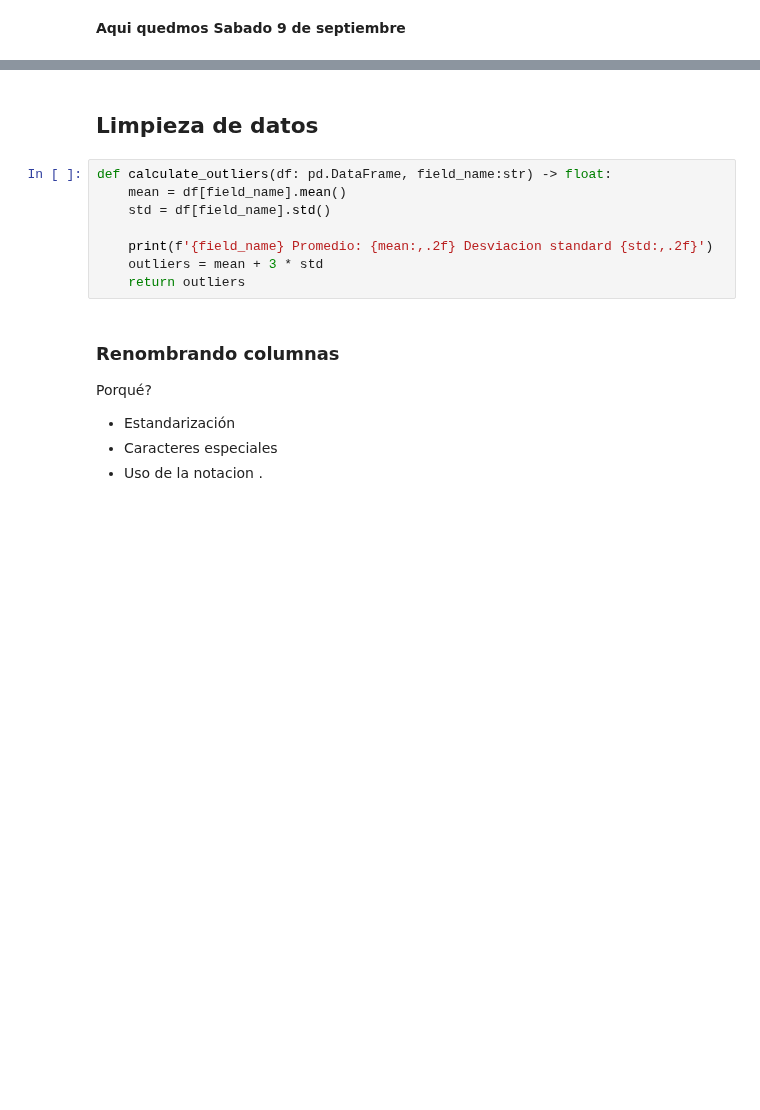
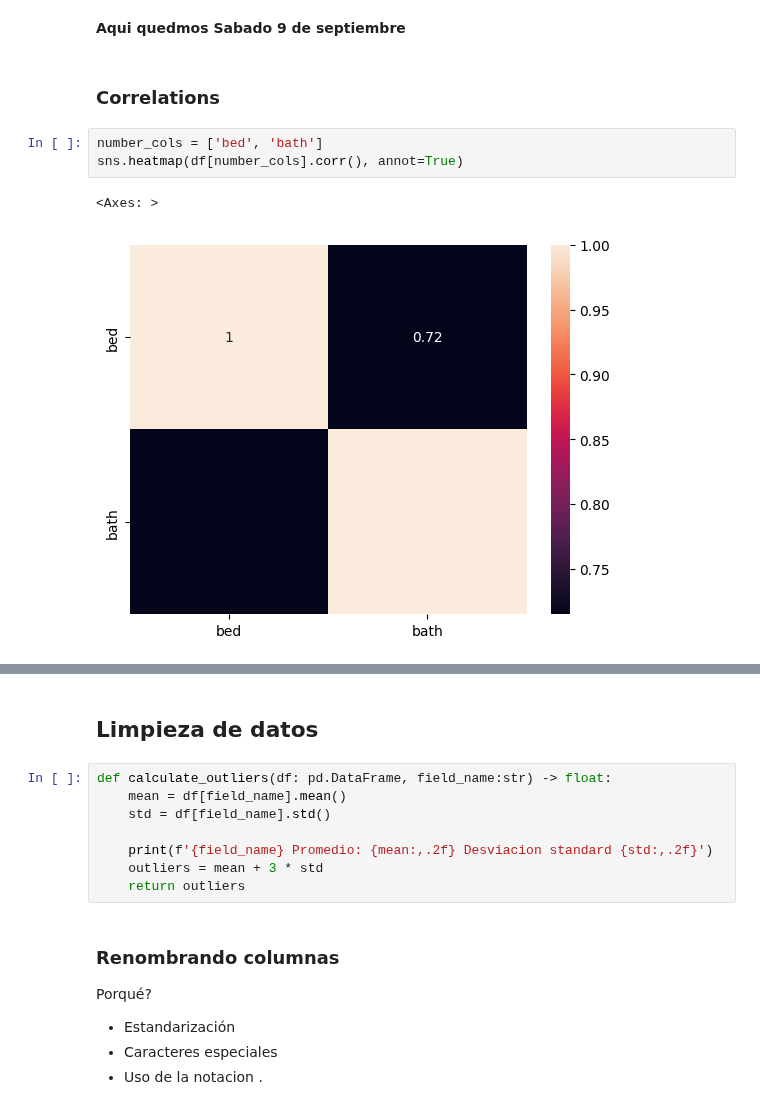
Before and after one commit to pythonpanama/pylearn-data-101, a Jupyter notebook: notebooks/PyLearn_Data_Course.ipynb, the cells around one changed output, grey strips where cells are left out. Cells and saved outputs as stored; diff of their text form; blank space fills up the shorter version.

```diff
--- a/notebooks/PyLearn_Data_Course.ipynb
+++ b/notebooks/PyLearn_Data_Course.ipynb
@@ -332,2 +326,10 @@ plt.show()
 # %% [markdown]
 **Aqui quedmos Sabado 9 de septiembre**
+# %% [markdown]
+### Correlations
+# %%
+number_cols = ['bed', 'bath']
+sns.heatmap(df[number_cols].corr(), annot=True)
+# %% [output]
+<Axes: >
+[figure, added]
```
Also changed, not shown: parts of 69 cells of this notebook.
